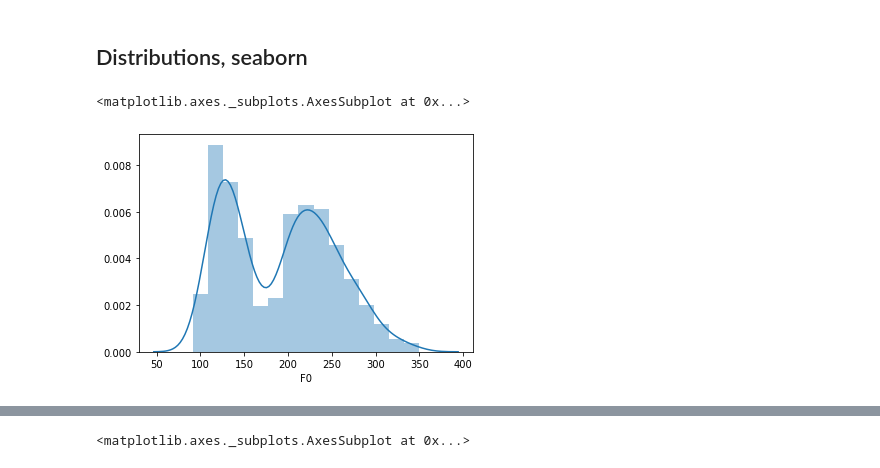
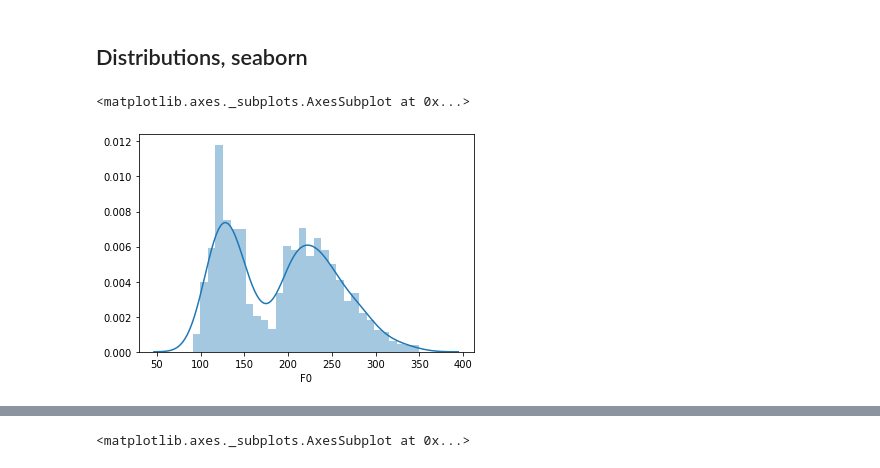
Before and after one commit to mim/ling83800dataAnalysis, a Jupyter notebook: lecture12.ipynb, the cells around one changed output, grey strips where cells are left out. Saved outputs shown, nothing was run; the diff lists cells and outputs as text; code cells hidden in the pictures.

```diff
--- a/lecture12.ipynb
+++ b/lecture12.ipynb
@@ -165,7 +176,7 @@ Name: Type, dtype: int64
 # %% [markdown]
 ## Distributions, seaborn
 # %%
-sns.distplot(pb52["F0"])
+sns.distplot(pb52["F0"], bins=30)
 # %% [output]
 <matplotlib.axes._subplots.AxesSubplot at 0x...>
-[figure, old version]
+[figure, new version]
```
Also changed, not shown: parts of 9 cells of this notebook.
